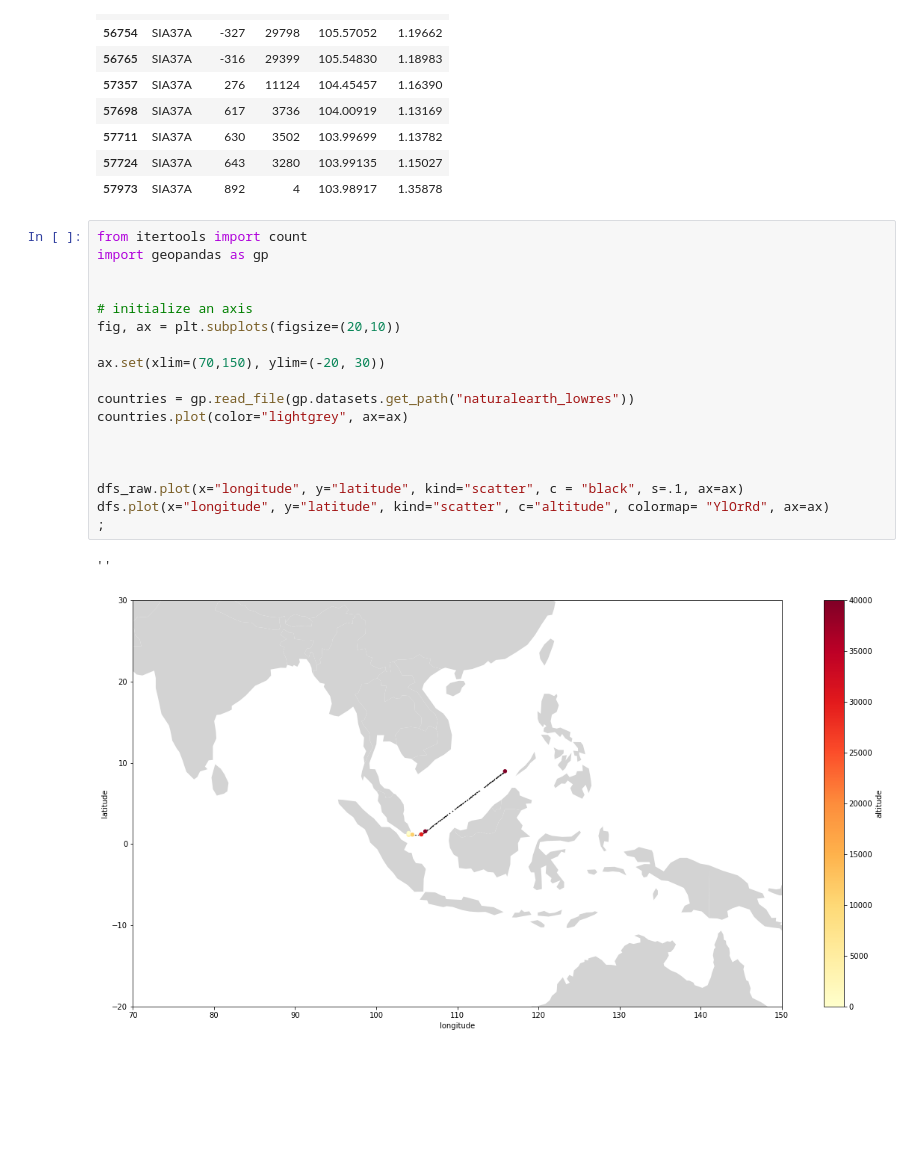
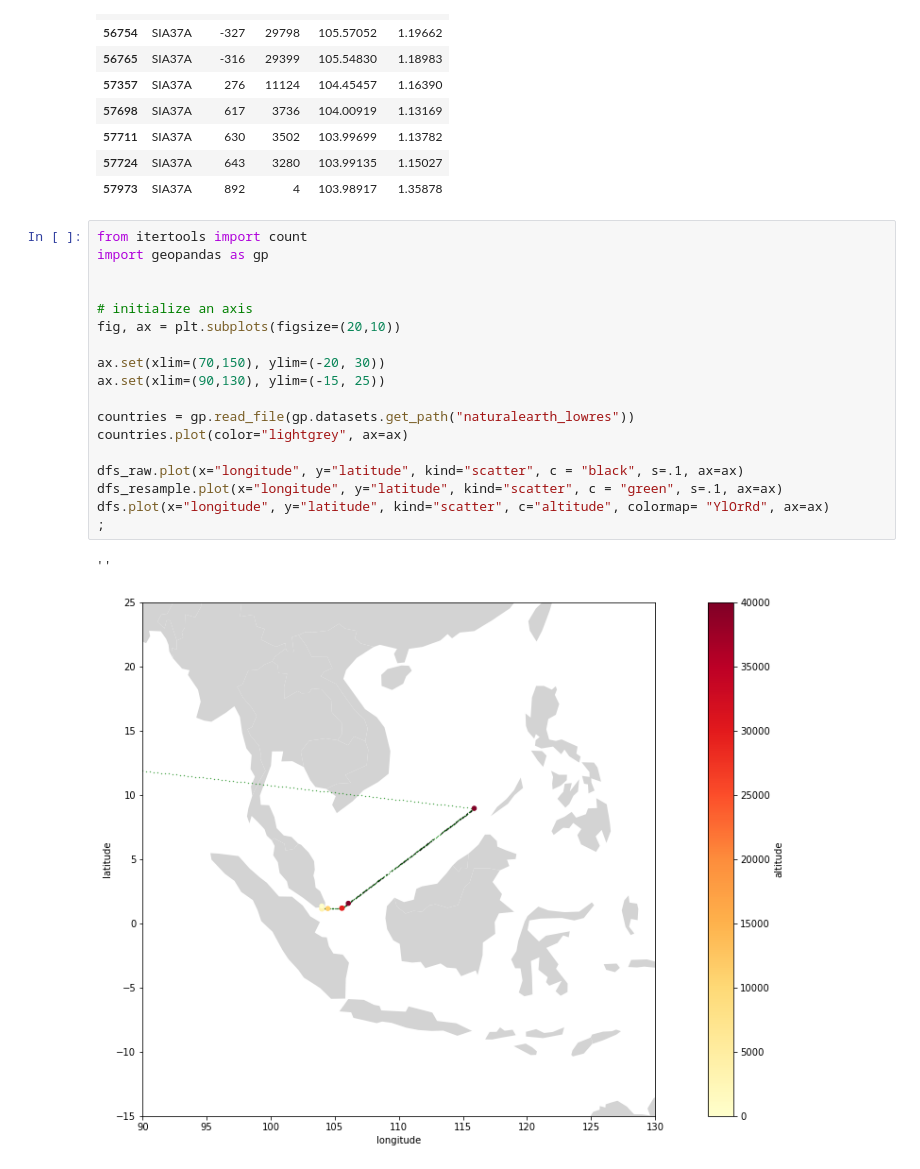
Before and after one commit to michaschultz/mobileSector, a Jupyter notebook: msdata/prepareFIR.ipynb, the cells around one changed output. Saved outputs shown, nothing was run; the diff lists cells and outputs as text; blank space fills up the shorter version.

```diff
--- a/msdata/prepareFIR.ipynb
+++ b/msdata/prepareFIR.ipynb
@@ -222,21 +221,21 @@ dfs
 # %%
 from itertools import count
 import geopandas as gp
 
 
 # initialize an axis
 fig, ax = plt.subplots(figsize=(20,10))
 
 ax.set(xlim=(70,150), ylim=(-20, 30))
+ax.set(xlim=(90,130), ylim=(-15, 25))
 
 countries = gp.read_file(gp.datasets.get_path("naturalearth_lowres"))
 countries.plot(color="lightgrey", ax=ax)
 
-
-
 dfs_raw.plot(x="longitude", y="latitude", kind="scatter", c = "black", s=.1, ax=ax)
+dfs_resample.plot(x="longitude", y="latitude", kind="scatter", c = "green", s=.1, ax=ax)
 dfs.plot(x="longitude", y="latitude", kind="scatter", c="altitude", colormap= "YlOrRd", ax=ax)
 ;
 # %% [output]
 ''
-[figure, old version]
+[figure, new version]
```
Also changed, not shown: parts of 5 cells of this notebook.
